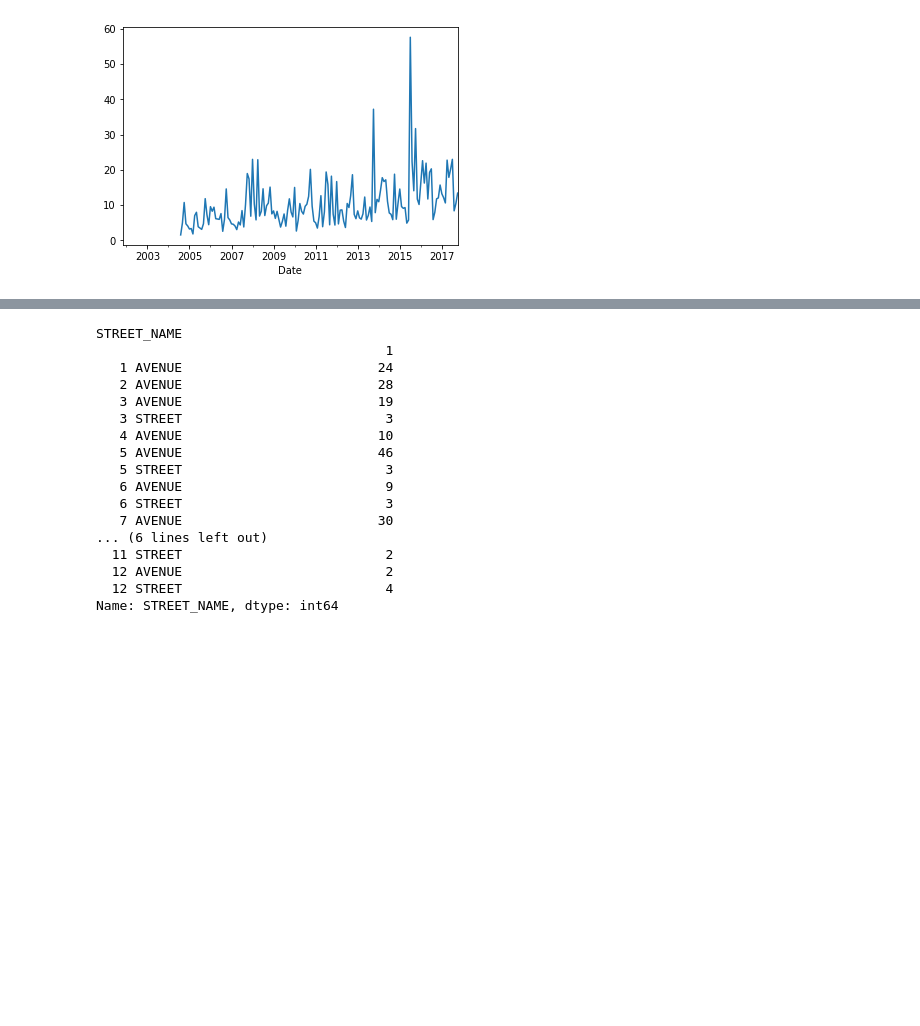
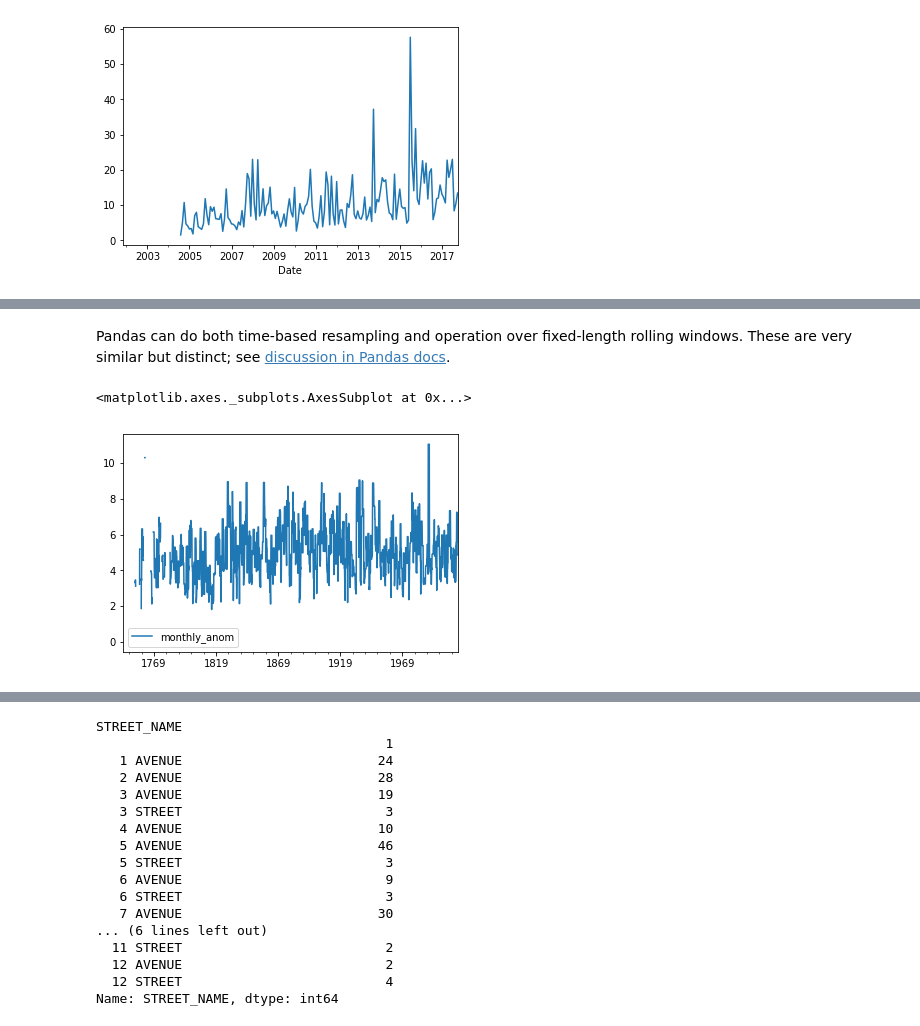
Before and after one commit to rabernat/research_computing, a Jupyter notebook: content/lectures/python/pandas.ipynb, the cells around one changed output, grey strips where cells are left out. Cells and saved outputs as stored; diff of their text form; code cells hidden in the pictures; blank space fills up the shorter version.

```diff
--- a/content/lectures/python/pandas.ipynb
+++ b/content/lectures/python/pandas.ipynb
@@ -469,0 +485,12 @@ rs.std().plot()
+# %% [markdown]
+Pandas can do both time-based resampling and operation over fixed-length rolling windows. These are very similar but distinct; see [discussion in Pandas docs](https://pandas.pydata.org/pandas-docs/stable/computation.html#time-aware-rolling-vs-resampling).
+# %%
+# more advanced operation on rolling windows
+def difference_max_min(data):
+    return data.max() - data.min()
+
+rw = temp.rolling('365D')
+rw.apply(difference_max_min).plot()
+# %% [output]
+<matplotlib.axes._subplots.AxesSubplot at 0x...>
+[figure, added]
```
Also changed, not shown: parts of 36 cells of this notebook, 1 other file.
